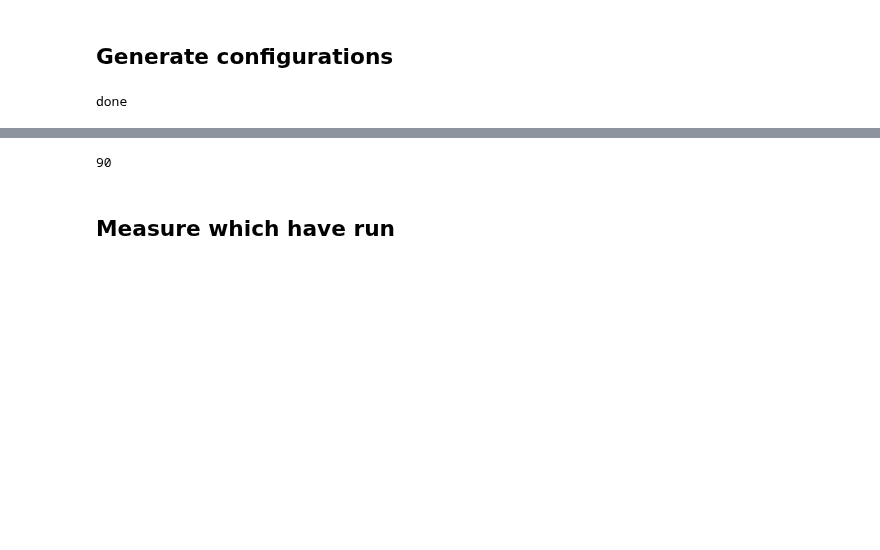
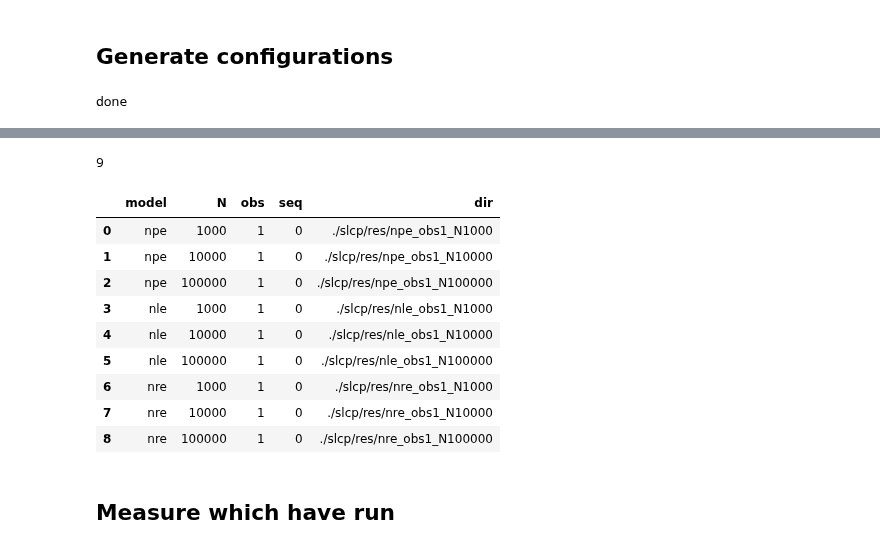
Before and after one commit to maho3/ltu-ili, a Jupyter notebook: paper/3_slcp/fig2b.ipynb, the cells around one changed output, grey strips where cells are left out. Drawn from its saved outputs; the diff is of its cells as text; code cells hidden in the pictures; blank space fills up the shorter version.

Commit message:
reinventing slcp example with new api

```diff
--- a/paper/3_slcp/fig2b.ipynb
+++ b/paper/3_slcp/fig2b.ipynb
@@ -27,7 +27,7 @@ model_names = ['NPE', 'NLE', 'NRE', 'SNPE', 'SNLE', 'SNRE',
 
 # create directories
 for i, n in enumerate(model_names):
-    os.makedirs(join(cfgdir, n), exist_ok=True)
+    # os.makedirs(join(cfgdir, n), exist_ok=True)
     os.makedirs(join(wdir, n), exist_ok=True)
 
 # # clear configs
@@ -317,43 +263,51 @@ save_config(base, ['pydelfi'], Ns)
 # %%
 # create record csv
 
-model_names = ['NPE', 'NLE', 'NRE']#, 'SNPE', 'SNLE', 'SNRE']
+model_names = ['npe', 'nle', 'nre']#, 'SNPE', 'SNLE', 'SNRE']
 Ns = [1_000, 10_000, 100_000]
 seqNs = [n//10 for n in Ns]
-obs = range(1,11)
+obs = [1] # range(1,11)
 
 rec = []
 for i in obs:
     for m in model_names:
         if m[0] == 'S':
             for n in seqNs:
                 rec.append([
-                    m, n, i,
-                    join(cfgdir, 'data', f'seq{n}_{i}.yaml'),
-                    join(cfgdir, m, f'obs{i}_n{n}_inf.yaml'),
-                    join(cfgdir, m, f'obs{i}_n{n}_val.yaml'),
+                    m, n, i, 1,
+                    f'./slcp/res/{m}_obs{i}_N{n}'
                 ])
         else:
             for n in Ns:
                 rec.append([
-                    m, n, i,
-                    join(cfgdir, 'data', f'{n}_{j}.yaml'),
-                    join(cfgdir, m, f'obs{i}_n{n}_inf.yaml'),
-                    join(cfgdir, m, f'obs{i}_n{n}_val.yaml'),
+                    m, n, i, 0,
+                    f'./slcp/res/{m}_obs{i}_N{n}'
                 ])
 print(len(rec))
 
 
 # Save as csv
-df = pd.DataFrame(rec, columns=['model', 'N', 'obs', 'data', 'inf', 'val'])
+df = pd.DataFrame(rec, columns=['model', 'N', 'obs', 'seq', 'dir'])
 
 filename = join(cfgdir, 'record.csv')
 df.to_csv(filename, index=False)
 
 filename = join(cfgdir, 'batch.csv')
-df[['data','inf','val']].to_csv(filename, index=False, header=False)
+df[['obs', 'N', 'seq', 'model']].to_csv(filename, index=False, header=False)
+
+df
 # %% [output]
-90
+9
+|  | model | N | obs | seq | dir |
+| 0 | npe | 1000 | 1 | 0 | ./slcp/res/npe_obs1_N1000 |
+| 1 | npe | 10000 | 1 | 0 | ./slcp/res/npe_obs1_N10000 |
+| 2 | npe | 100000 | 1 | 0 | ./slcp/res/npe_obs1_N100000 |
+| 3 | nle | 1000 | 1 | 0 | ./slcp/res/nle_obs1_N1000 |
+| 4 | nle | 10000 | 1 | 0 | ./slcp/res/nle_obs1_N10000 |
+| 5 | nle | 100000 | 1 | 0 | ./slcp/res/nle_obs1_N100000 |
+| 6 | nre | 1000 | 1 | 0 | ./slcp/res/nre_obs1_N1000 |
+| 7 | nre | 10000 | 1 | 0 | ./slcp/res/nre_obs1_N10000 |
+| 8 | nre | 100000 | 1 | 0 | ./slcp/res/nre_obs1_N100000 |
 # %% [markdown]
 ## Measure which have run
 # %%
```
Also changed, not shown: parts of 4 cells of this notebook, 11 other files.
